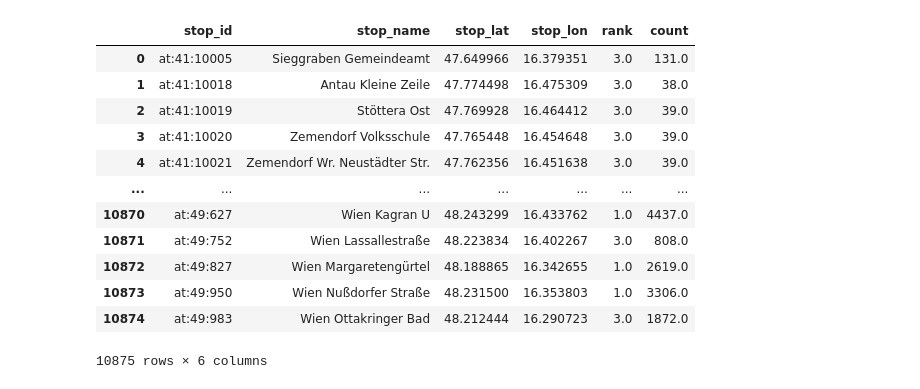
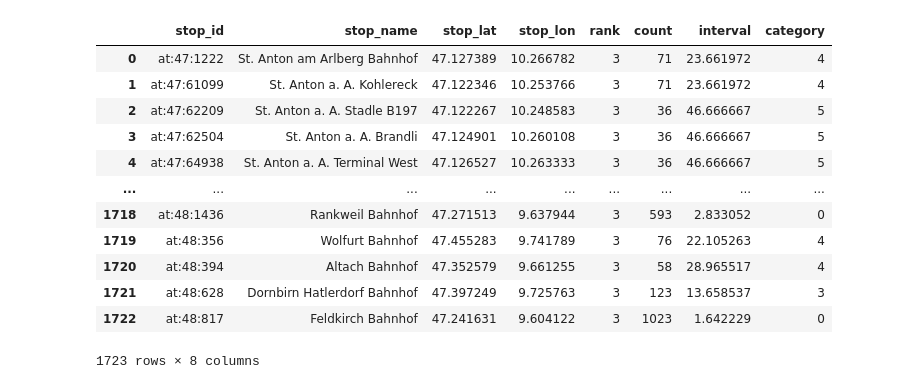
Before and after one commit to LeonRischar/ptsql_austria, a Jupyter notebook: src/test_cleaned.ipynb, the cells around one changed output. Saved outputs shown, nothing was run; the diff lists cells and outputs as text; code cells hidden in the pictures.

```diff
--- a/src/test_cleaned.ipynb
+++ b/src/test_cleaned.ipynb
@@ -46,5 +56,8 @@ route_type_translation = {0: 2, 1: 1, 2: 0, 3: 3, 11: 3, }
 # %%
 def lookup_category(interval, t_cat):
+    """
+    Lookup the stop category based on the interval and the transport type.
+    """
     if interval < 5:
         return table[0][t_cat]
     elif interval <= 10:
@@ -62,10 +75,24 @@ def lookup_category(interval, t_cat):
     else:
         return table[7][t_cat]
 
-def detect_route_type(trips_name, route_type):
+def category_to_roman(t_cat, reverse=False):
+    """
+    Convert a category to a roman numeral or vice versa if reverse is True
+    """
+    roman_numerals = ["I", "II", "III", "IV", "V", "VI", "VII", "VIII", "X"]
+    if reverse:
+        return roman_numerals.index(t_cat)
+    return roman_numerals[t_cat]
+
+def detect_route_type(trip_name, route_type):
+    """
+    Detect the type of transportation based on the trip name and the route type
+    By default, the transport type is only based on the route type.
+    For route type 2 (train), the trip_name is used, to further distinguish between different trains, if available.
+    """
     # TODO: also consider route_short/long_name ???
-    if route_type == 2 and not pd.isna(trips_name):
-        trips_name = trips_name.lower()
+    if route_type == 2 and not pd.isna(trip_name):
+        trips_name = trip_name.lower()
         if any(x in trips_name for x in ["rj", "rjx", "nj", "en", "ic", "ec", "ice", "ecb", "rex"]): #fernverkehr
             return 0
         else:
@@ -227,8 +242,8 @@ stop_times_trips.head()
 stop_times_grouped = stop_times_trips.groupby(['stop_id']).agg(rank=("rank", "min"), count=("rank", "count")).reset_index()
 
 # TODO: maybe after merge with obb stations
-# stop_times_grouped["interval"] = stop_times_grouped["count"].apply(lambda x: 840 / (x/2))
-# stop_times_grouped["category"] = stop_times_grouped.apply(lambda x: lookup_category(x["interval"], x["rank"]), axis=1)
+stop_times_grouped["interval"] = stop_times_grouped["count"].apply(lambda x: 840 / (x/2))
+stop_times_grouped["category"] = stop_times_grouped.apply(lambda x: lookup_category(x["interval"], x["rank"]), axis=1)
 
 stop_times_grouped
 # %% [output]
@@ -248,19 +263,20 @@ stop_times_grouped
 # %%
-stops_final = pd.merge(stops_filtered_final.drop(['zone_id', 'location_type', 'level_id', 'platform_code', 'parent_station'], axis=1), stop_times_grouped, on='stop_id', how='left')
+# TODO: change "how" to "left" to include all stops, also ones without rank and count (nan)
+stops_final = pd.merge(stops_filtered_final.drop(['zone_id', 'location_type', 'level_id', 'platform_code', 'parent_station'], axis=1), stop_times_grouped, on='stop_id', how='inner')
 stops_final
 # %% [output]
-|  | stop_id | stop_name | stop_lat | stop_lon | rank | count |
-| 0 | at:41:10005 | Sieggraben Gemeindeamt | 47.649966 | 16.379351 | 3.0 | 131.0 |
-| 1 | at:41:10018 | Antau Kleine Zeile | 47.774498 | 16.475309 | 3.0 | 38.0 |
-| 2 | at:41:10019 | Stöttera Ost | 47.769928 | 16.464412 | 3.0 | 39.0 |
-| 3 | at:41:10020 | Zemendorf Volksschule | 47.765448 | 16.454648 | 3.0 | 39.0 |
-| 4 | at:41:10021 | Zemendorf Wr. Neustädter Str. | 47.762356 | 16.451638 | 3.0 | 39.0 |
-| ... | ... | ... | ... | ... | ... | ... |
-| 10870 | at:49:627 | Wien Kagran U | 48.243299 | 16.433762 | 1.0 | 4437.0 |
-| 10871 | at:49:752 | Wien Lassallestraße | 48.223834 | 16.402267 | 3.0 | 808.0 |
-| 10872 | at:49:827 | Wien Margaretengürtel | 48.188865 | 16.342655 | 1.0 | 2619.0 |
-| 10873 | at:49:950 | Wien Nußdorfer Straße | 48.231500 | 16.353803 | 1.0 | 3306.0 |
-| 10874 | at:49:983 | Wien Ottakringer Bad | 48.212444 | 16.290723 | 3.0 | 1872.0 |
+|  | stop_id | stop_name | stop_lat | stop_lon | rank | count | interval | category |
+| 0 | at:47:1222 | St. Anton am Arlberg Bahnhof | 47.127389 | 10.266782 | 3 | 71 | 23.661972 | 4 |
+| 1 | at:47:61099 | St. Anton a. A. Kohlereck | 47.122346 | 10.253766 | 3 | 71 | 23.661972 | 4 |
+| 2 | at:47:62209 | St. Anton a. A. Stadle B197 | 47.122267 | 10.248583 | 3 | 36 | 46.666667 | 5 |
+| 3 | at:47:62504 | St. Anton a. A. Brandli | 47.124901 | 10.260108 | 3 | 36 | 46.666667 | 5 |
+| 4 | at:47:64938 | St. Anton a. A. Terminal West | 47.126527 | 10.263333 | 3 | 36 | 46.666667 | 5 |
+| ... | ... | ... | ... | ... | ... | ... | ... | ... |
+| 1718 | at:48:1436 | Rankweil Bahnhof | 47.271513 | 9.637944 | 3 | 593 | 2.833052 | 0 |
+| 1719 | at:48:356 | Wolfurt Bahnhof | 47.455283 | 9.741789 | 3 | 76 | 22.105263 | 4 |
+| 1720 | at:48:394 | Altach Bahnhof | 47.352579 | 9.661255 | 3 | 58 | 28.965517 | 4 |
+| 1721 | at:48:628 | Dornbirn Hatlerdorf Bahnhof | 47.397249 | 9.725763 | 3 | 123 | 13.658537 | 3 |
+| 1722 | at:48:817 | Feldkirch Bahnhof | 47.241631 | 9.604122 | 3 | 1023 | 1.642229 | 0 |
-10875 rows × 6 columns
+1723 rows × 8 columns
 # %%
 # save to file
```
Also changed, not shown: parts of 9 cells of this notebook, 6 other files.
